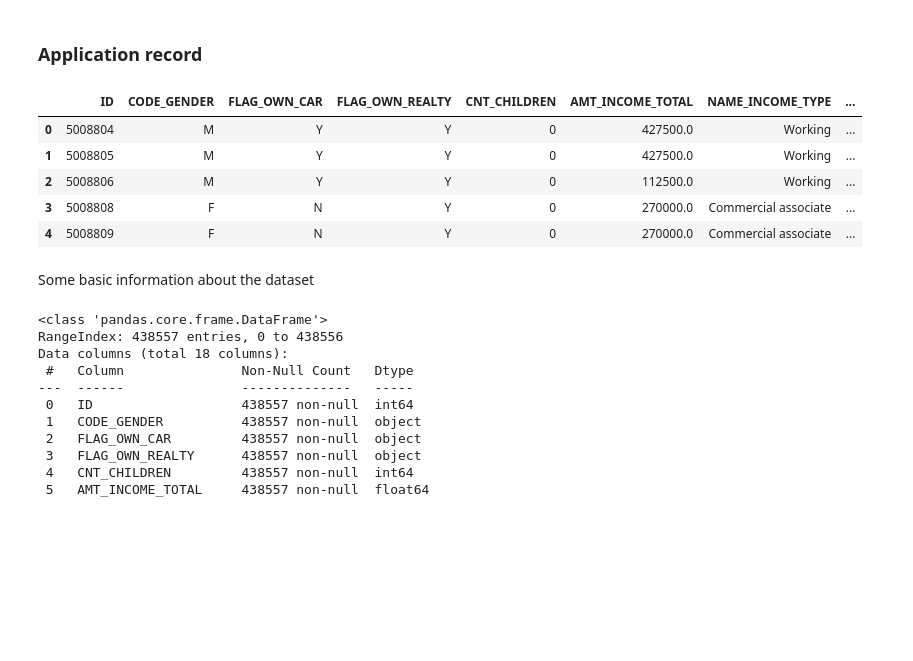
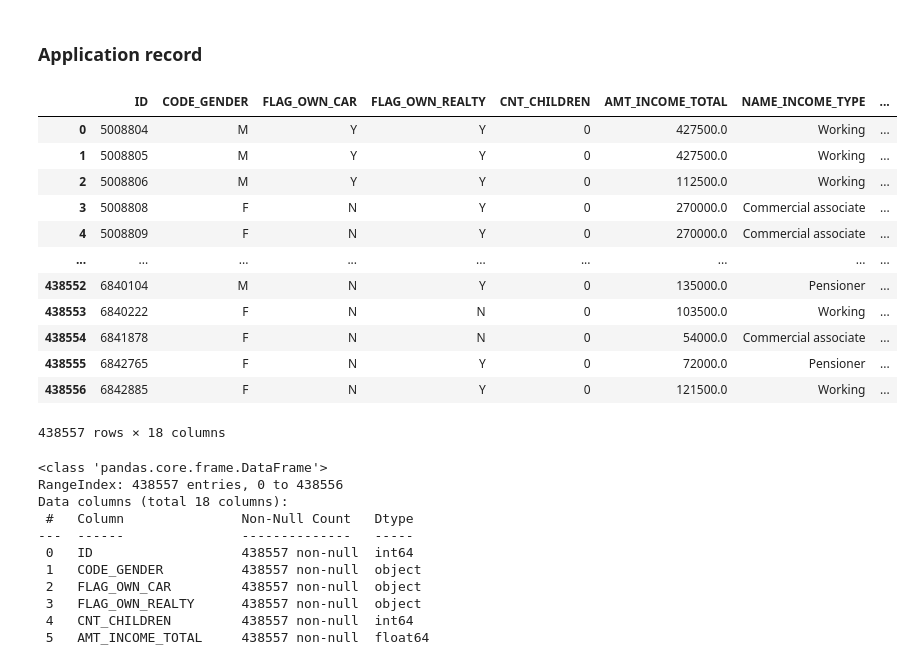
Before and after one commit to DataYankie/CreditCardApproval, a Jupyter notebook: CreditCardApproval.ipynb, the cells around one changed output. Drawn from its saved outputs; the diff is of its cells as text; code cells hidden in the pictures; blank space fills up the shorter version.

```diff
--- a/CreditCardApproval.ipynb
+++ b/CreditCardApproval.ipynb
@@ -27,16 +45,21 @@ credit_record_df = pd.read_csv(credit_record_path)
 # %% [markdown]
 ### Application record
 # %%
-application_record_df.head()
+application_record_df
 # %% [output]
 |  | ID | CODE_GENDER | FLAG_OWN_CAR | FLAG_OWN_REALTY | CNT_CHILDREN | AMT_INCOME_TOTAL | NAME_INCOME_TYPE | ... |
 | 0 | 5008804 | M | Y | Y | 0 | 427500.0 | Working | ... |
 | 1 | 5008805 | M | Y | Y | 0 | 427500.0 | Working | ... |
 | 2 | 5008806 | M | Y | Y | 0 | 112500.0 | Working | ... |
 | 3 | 5008808 | F | N | Y | 0 | 270000.0 | Commercial associate | ... |
 | 4 | 5008809 | F | N | Y | 0 | 270000.0 | Commercial associate | ... |
+| ... | ... | ... | ... | ... | ... | ... | ... | ... |
+| 438552 | 6840104 | M | N | Y | 0 | 135000.0 | Pensioner | ... |
+| 438553 | 6840222 | F | N | N | 0 | 103500.0 | Working | ... |
+| 438554 | 6841878 | F | N | N | 0 | 54000.0 | Commercial associate | ... |
+| 438555 | 6842765 | F | N | Y | 0 | 72000.0 | Pensioner | ... |
+| 438556 | 6842885 | F | N | Y | 0 | 121500.0 | Working | ... |
+438557 rows × 18 columns
-# %% [markdown]
-Some basic information about the dataset
 # %%
 application_record_df.info()
 # %% [output]
```
Also changed, not shown: parts of 40 cells of this notebook.
